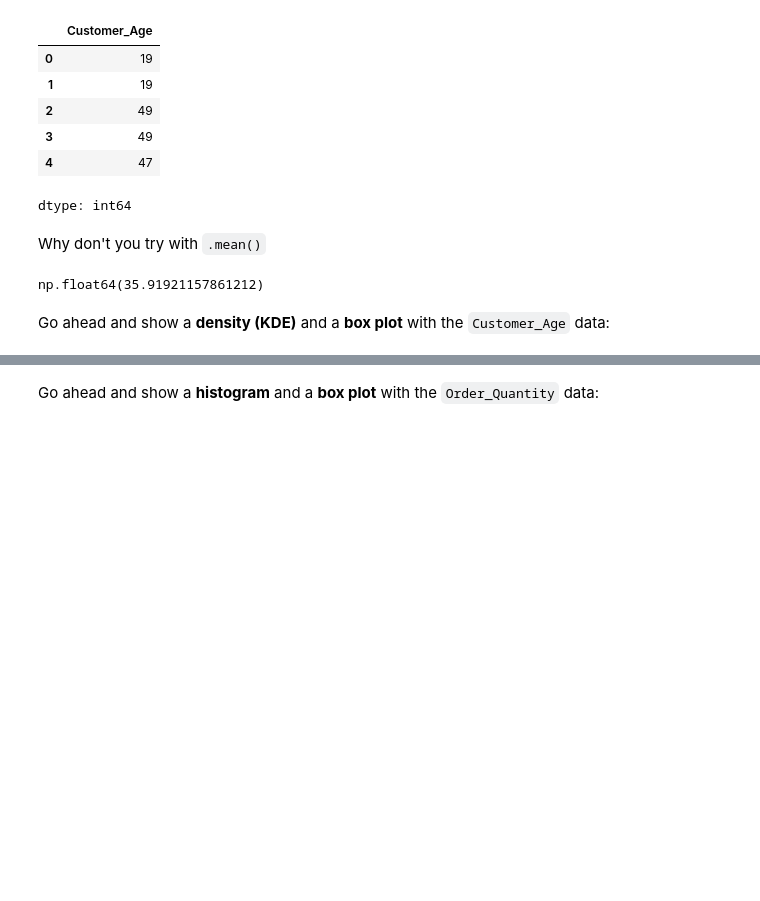
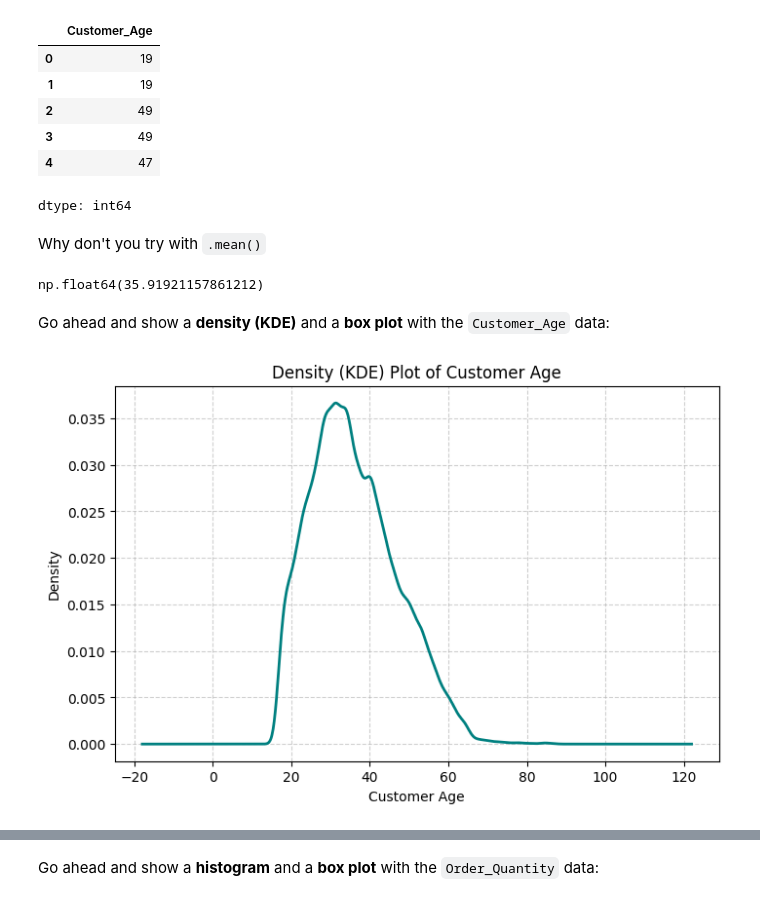
Before and after one commit to rawalrahul/FreeCodeCamp-Pandas-Real-Life-Example, a Jupyter notebook: Exercises_1.ipynb, the cells around one changed output, grey strips where cells are left out. Cells and saved outputs as stored; diff of their text form; code cells hidden in the pictures; blank space fills up the shorter version.

```diff
--- a/Exercises_1.ipynb
+++ b/Exercises_1.ipynb
@@ -61,2 +59,13 @@ Go ahead and show a <b>density (KDE)</b> and a <b>box plot</b> with the `Custome
+# %%
+# your code goes here
+plt.figure(figsize=(8,5))
+sales['Customer_Age'].plot(kind='kde', color = 'teal', linewidth = 2)
+plt.title('Density (KDE) Plot of Customer Age')
+plt.xlabel('Customer Age')
+plt.ylabel('Density')
+plt.grid(True, linestyle='--', alpha=0.6)
+plt.show()
+# %% [output]
+[figure, added]
 # %%
 sales['Customer_Age'].plot(kind='kde', figsize=(14,6))
```
Also changed, not shown: parts of 15 cells of this notebook.
